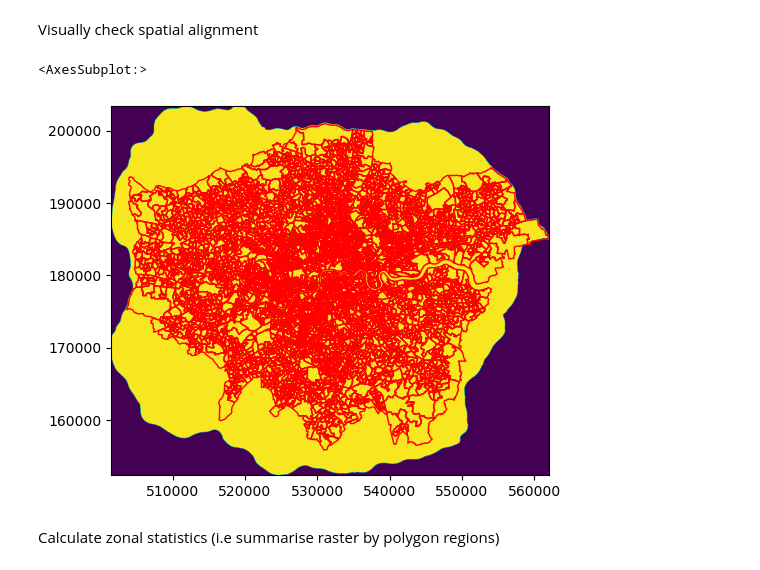
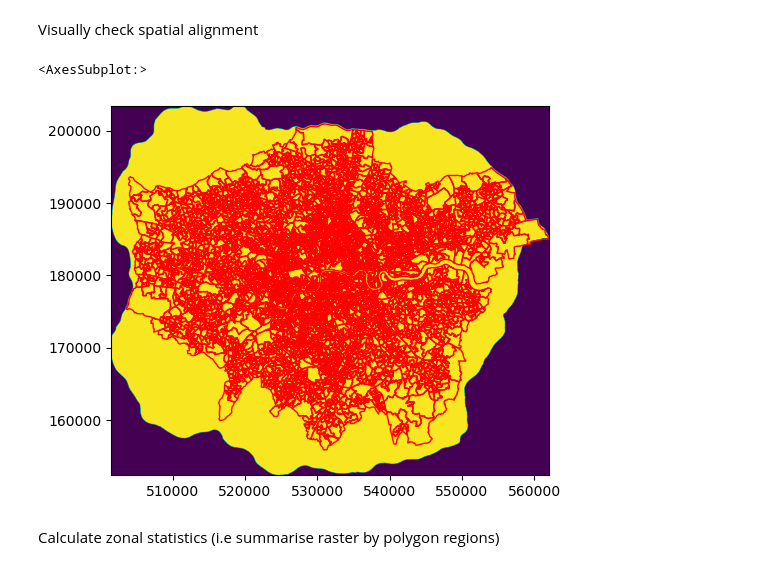
Before and after one commit to jamesdamillington/london-data, a Jupyter notebook: code/london-airquality.ipynb, the cells around one changed output. Drawn from its saved outputs; the diff is of its cells as text; code cells hidden in the pictures.

```diff
--- a/code/london-airquality.ipynb
+++ b/code/london-airquality.ipynb
@@ -29,7 +35,10 @@ Contains OS data © Crown copyright and database right (2022)
 # %%
 census_path = Path("../data/geographies/census/")
-london = gpd.read_file(census_path/"london-2011-lsoa.shp")
-london = london.set_index(london.LSOA11CD)
+london11 = gpd.read_file(census_path/"london-2011-lsoa.shp")
+london11 = london11.set_index(london11.LSOA11CD)
+
+london21 = gpd.read_file(census_path/"london-2021-lsoa-gen20.shp")
+london21 = london21.set_index(london21.LSOA21CD)
 # %% [markdown]
 ## Data
 
@@ -62,10 +71,10 @@ Visually check spatial alignment
 # %%
 fig,ax1=plt.subplots(1)
 show((pm25_2019,1), cmap='viridis',ax=ax1)  #rasterio show, reading the first layer from the DatasetReader object
-london.plot(ax=ax1, facecolor='None', edgecolor='red', linewidth=1)
+london21.plot(ax=ax1, facecolor='None', edgecolor='red', linewidth=1)
 # %% [output]
 <AxesSubplot:>
-[figure, old version]
+[figure, new version]
 # %% [markdown]
 Calculate zonal statistics (i.e summarise raster by polygon regions)
 # %%
```
Also changed, not shown: parts of 8 cells of this notebook, 32 other files.
